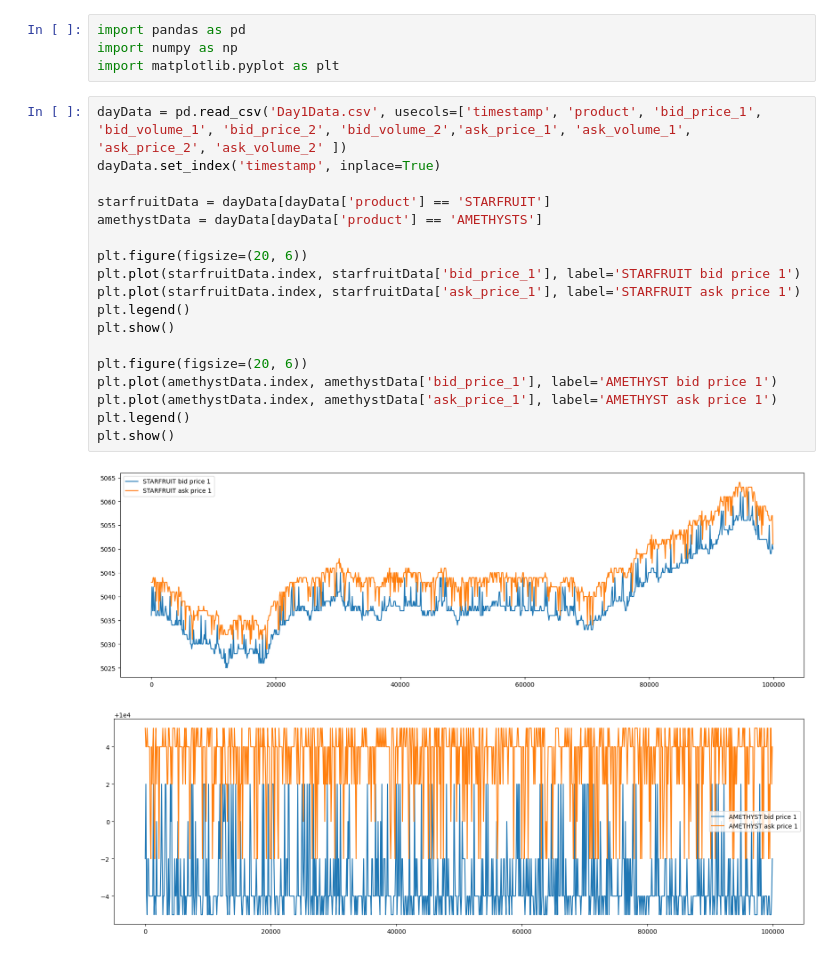
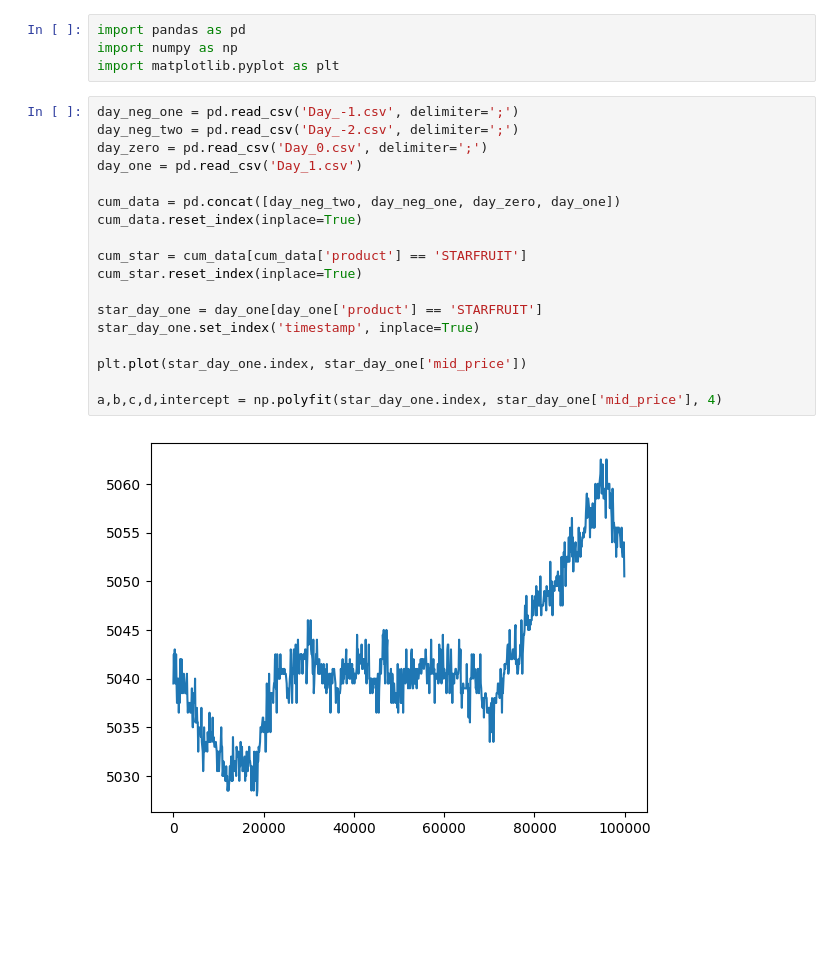
Before and after one commit to AlexMorrow239/Bonsai-IMC, a Jupyter notebook: alex/StockAnalysis.ipynb, the cells around one changed output. Saved outputs shown, nothing was run; the diff lists cells and outputs as text; blank space fills up the shorter version.

```diff
--- a/alex/StockAnalysis.ipynb
+++ b/alex/StockAnalysis.ipynb
@@ -2,24 +2,23 @@
 import pandas as pd
 import numpy as np
 import matplotlib.pyplot as plt
-# %%
-dayData = pd.read_csv('Day1Data.csv', usecols=['timestamp', 'product', 'bid_price_1', 'bid_volume_1', 'bid_price_2', 'bid_volume_2','ask_price_1', 'ask_volume_1', 'ask_price_2', 'ask_volume_2' ])
-dayData.set_index('timestamp', inplace=True)
-
-starfruitData = dayData[dayData['product'] == 'STARFRUIT']
-amethystData = dayData[dayData['product'] == 'AMETHYSTS']
-
-plt.figure(figsize=(20, 6))
-plt.plot(starfruitData.index, starfruitData['bid_price_1'], label='STARFRUIT bid price 1')
-plt.plot(starfruitData.index, starfruitData['ask_price_1'], label='STARFRUIT ask price 1')
-plt.legend()
-plt.show()
-
-plt.figure(figsize=(20, 6))
-plt.plot(amethystData.index, amethystData['bid_price_1'], label='AMETHYST bid price 1')
-plt.plot(amethystData.index, amethystData['ask_price_1'], label='AMETHYST ask price 1')
-plt.legend()
-plt.show()
-# %% [output]
-[figure, removed]
-[figure, removed]
+# %%
+day_neg_one = pd.read_csv('Day_-1.csv', delimiter=';')
+day_neg_two = pd.read_csv('Day_-2.csv', delimiter=';')
+day_zero = pd.read_csv('Day_0.csv', delimiter=';')
+day_one = pd.read_csv('Day_1.csv')
+
+cum_data = pd.concat([day_neg_two, day_neg_one, day_zero, day_one])
+cum_data.reset_index(inplace=True)
+
+cum_star = cum_data[cum_data['product'] == 'STARFRUIT']
+cum_star.reset_index(inplace=True)
+
+star_day_one = day_one[day_one['product'] == 'STARFRUIT']
+star_day_one.set_index('timestamp', inplace=True)
+
+plt.plot(star_day_one.index, star_day_one['mid_price'])
+
+a,b,c,d,intercept = np.polyfit(star_day_one.index, star_day_one['mid_price'], 4)
+# %% [output]
+[figure, added]
```
